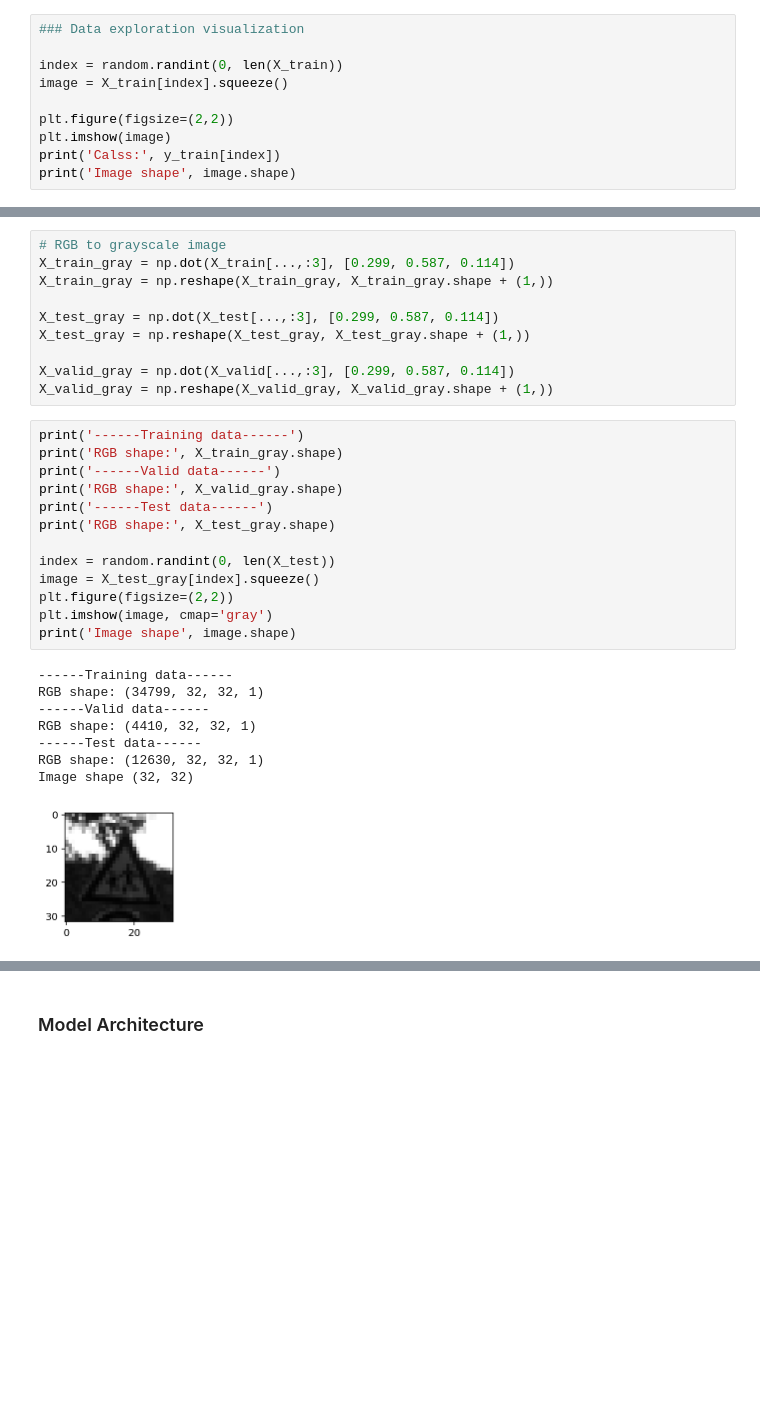
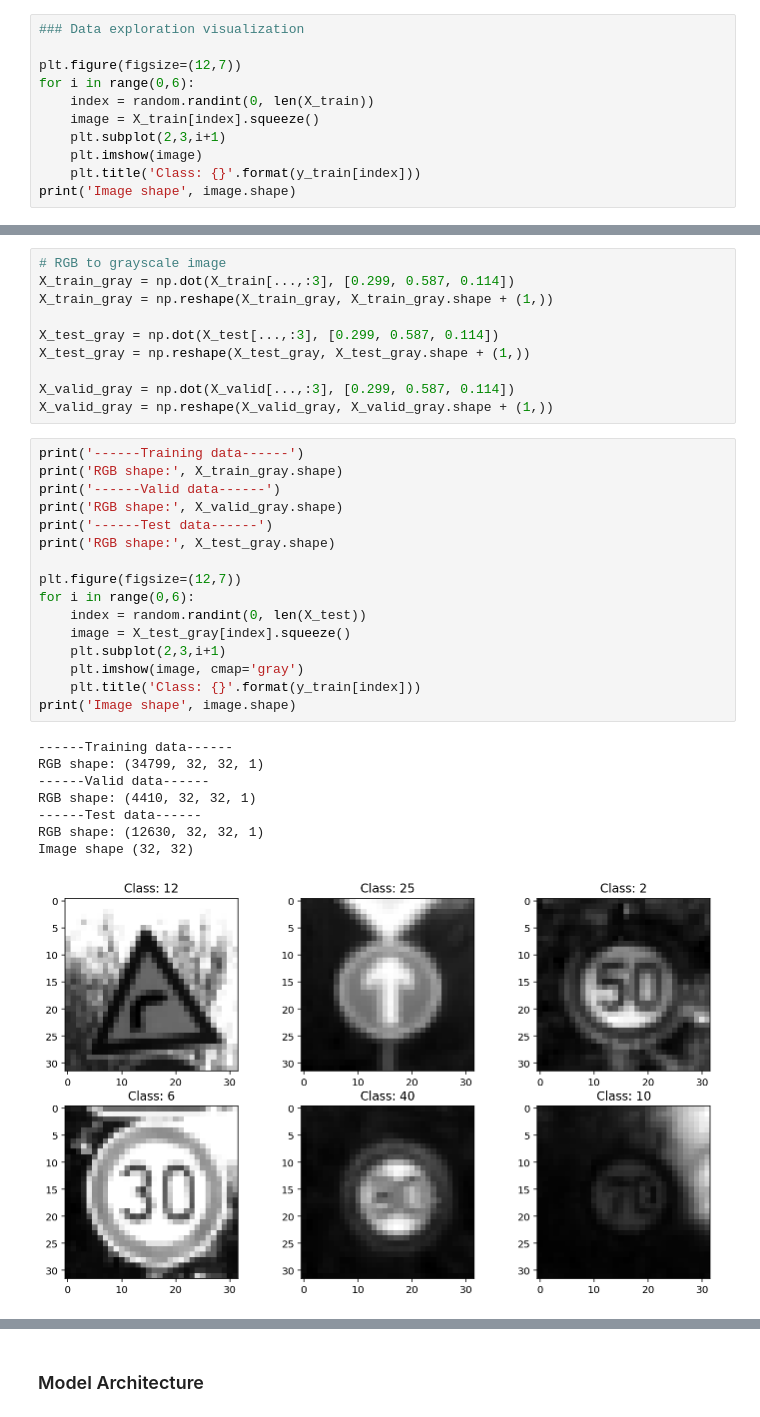
Before and after one commit to gwwang16/CarND-Traffic-Sign-Classifier-Project, a Jupyter notebook: Traffic_Sign_Classifier.ipynb, the cells around one changed output, grey strips where cells are left out. Saved outputs shown, nothing was run; the diff lists cells and outputs as text; blank space fills up the shorter version.

```diff
--- a/Traffic_Sign_Classifier.ipynb
+++ b/Traffic_Sign_Classifier.ipynb
@@ -100,11 +100,12 @@ The [Matplotlib](http://matplotlib.org/) [examples](http://matplotlib.org/exampl
 # %%
 ### Data exploration visualization
 
-index = random.randint(0, len(X_train))
-image = X_train[index].squeeze()
-
-plt.figure(figsize=(2,2))
-plt.imshow(image)
-print('Calss:', y_train[index])
+plt.figure(figsize=(12,7))
+for i in range(0,6):
+    index = random.randint(0, len(X_train))
+    image = X_train[index].squeeze()
+    plt.subplot(2,3,i+1)
+    plt.imshow(image)
+    plt.title('Class: {}'.format(y_train[index]))
 print('Image shape', image.shape)
 # %% [output]
@@ -160,25 +160,28 @@ X_valid_gray = np.reshape(X_valid_gray, X_valid_gray.shape + (1,))
 # %%
 print('------Training data------')
 print('RGB shape:', X_train_gray.shape)
 print('------Valid data------')
 print('RGB shape:', X_valid_gray.shape)
 print('------Test data------')
 print('RGB shape:', X_test_gray.shape)
 
-index = random.randint(0, len(X_test))
-image = X_test_gray[index].squeeze()
-plt.figure(figsize=(2,2))
-plt.imshow(image, cmap='gray')
+plt.figure(figsize=(12,7))
+for i in range(0,6):
+    index = random.randint(0, len(X_test))
+    image = X_test_gray[index].squeeze()
+    plt.subplot(2,3,i+1)
+    plt.imshow(image, cmap='gray')
+    plt.title('Class: {}'.format(y_train[index]))
 print('Image shape', image.shape)
 # %% [output]
 ------Training data------
 RGB shape: (34799, 32, 32, 1)
 ------Valid data------
 RGB shape: (4410, 32, 32, 1)
 ------Test data------
 RGB shape: (12630, 32, 32, 1)
 Image shape (32, 32)
-[figure, old version]
+[figure, new version]
 # %%
 # Normalization
 def data_normal(x):
```
Also changed, not shown: parts of 23 cells of this notebook, 2 other files.
